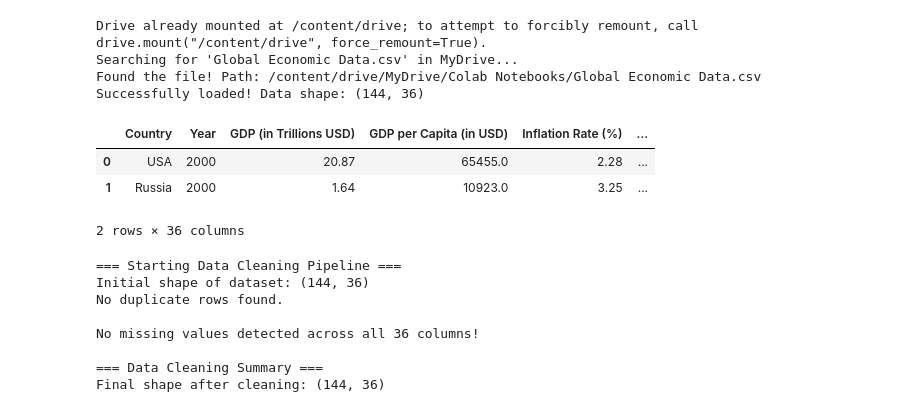
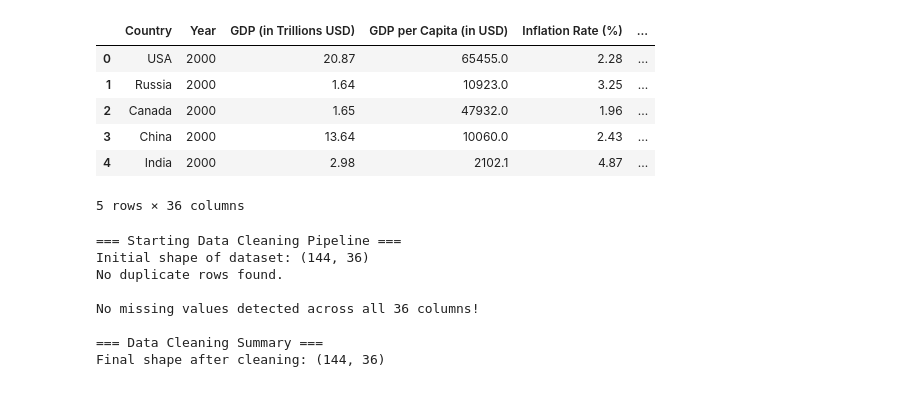
Before and after one commit to sitiekbal/CapstnPro_Econ.Analysis, a Jupyter notebook: Capstone_Project_Economic_Analysis.ipynb, the cells around one changed output. Drawn from its saved outputs; the diff is of its cells as text; code cells hidden in the pictures.

```diff
--- a/Capstone_Project_Economic_Analysis.ipynb
+++ b/Capstone_Project_Economic_Analysis.ipynb
@@ -1,57 +1,19 @@
 # %% [markdown]
 <a href="https://colab.research.google.com/github/sitiekbal/CapstnPro_Econ.Analysis/blob/main/Capstone_Project_Economic_Analysis.ipynb" target="_parent"><img src="https://colab.research.google.com/assets/colab-badge.svg" alt="Open In Colab"/></a>
-# %%
-from google.colab import drive
-import os
-import pandas as pd
-
-# Mount Google Drive
-try:
-    drive.mount('/content/drive')
-except Exception as e:
-    print(f"Drive mount warning: {e}")
-
-drive_root = '/content/drive/MyDrive/'
-local_path = '/content/Global Economic Data.csv'
-
-# Helper to find file
-def find_file(filename, search_path):
-    for root, dirs, files in os.walk(search_path):
-        if filename in files:
-            return os.path.join(root, filename)
-    return None
-
-print("Searching for 'Global Economic Data.csv' in MyDrive...")
-found_path = find_file('Global Economic Data.csv', drive_root)
-
-if found_path:
-    print(f"Found the file! Path: {found_path}")
-    df = pd.read_csv(found_path)
-    print(f"Successfully loaded! Data shape: {df.shape}")
-    display(df.head(2))
-elif os.path.exists(local_path):
-    print(f"Found the file in local path: {local_path}")
-    df = pd.read_csv(local_path)
-    print(f"Successfully loaded! Data shape: {df.shape}")
-    display(df.head(2))
-else:
-    print("Could not find 'Global Economic Data.csv' in the root or subfolders of MyDrive.")
-    print("\n--- Top level items in your Google Drive ---")
-    try:
-        items = os.listdir(drive_root)
-        for item in items[:15]:
-            print(f" - {item}")
-    except Exception as e:
-        print(f"Error listing directory: {e}")
-# %% [output]
-Drive already mounted at /content/drive; to attempt to forcibly remount, call drive.mount("/content/drive", force_remount=True).
-Searching for 'Global Economic Data.csv' in MyDrive...
-Found the file! Path: /content/drive/MyDrive/Colab Notebooks/Global Economic Data.csv
-Successfully loaded! Data shape: (144, 36)
-|  | Country | Year | GDP (in Trillions USD) | GDP per Capita (in USD) | Inflation Rate (%) | ... |
-| 0 | USA | 2000 | 20.87 | 65455.0 | 2.28 | ... |
-| 1 | Russia | 2000 | 1.64 | 10923.0 | 3.25 | ... |
-2 rows × 36 columns
+# %%
+import pandas as pd
+
+url = 'https://raw.githubusercontent.com/sitiekbal/CapstnPro_Econ.Analysis/refs/heads/main/Global%20Economic%20Data.csv'
+df = pd.read_csv(url)
+display(df.head())
+# %% [output]
+|  | Country | Year | GDP (in Trillions USD) | GDP per Capita (in USD) | Inflation Rate (%) | ... |
+| 0 | USA | 2000 | 20.87 | 65455.0 | 2.28 | ... |
+| 1 | Russia | 2000 | 1.64 | 10923.0 | 3.25 | ... |
+| 2 | Canada | 2000 | 1.65 | 47932.0 | 1.96 | ... |
+| 3 | China | 2000 | 13.64 | 10060.0 | 2.43 | ... |
+| 4 | India | 2000 | 2.98 | 2102.1 | 4.87 | ... |
+5 rows × 36 columns
 # %%
 # Professional Data Cleaning Pipeline
 print("=== Starting Data Cleaning Pipeline ===")
```
